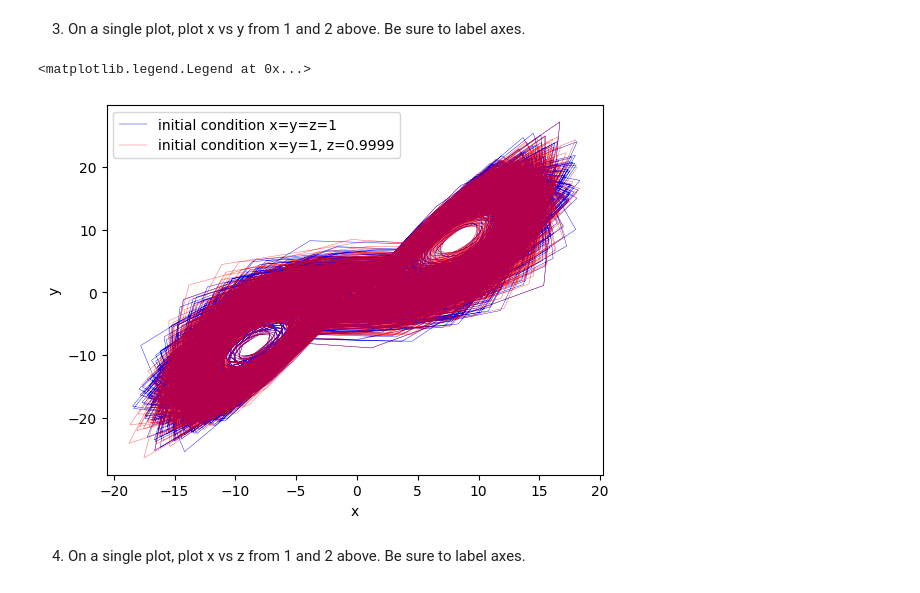
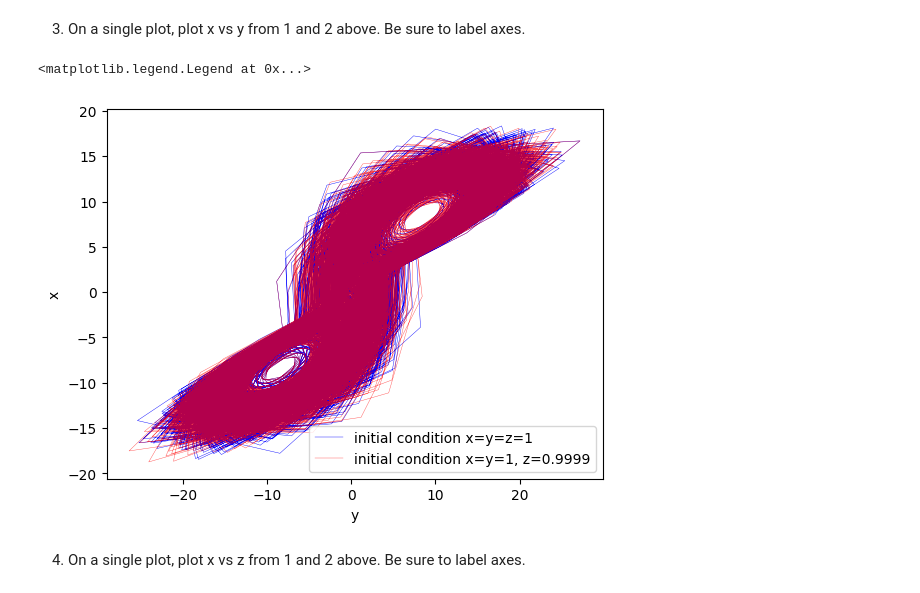
Before and after one commit to sht150/Che_Math, a Jupyter notebook: Homework 1.ipynb, the cells around one changed output. Cells and saved outputs as stored; diff of their text form; code cells hidden in the pictures.

```diff
--- a/Homework 1.ipynb
+++ b/Homework 1.ipynb
@@ -202,14 +208,14 @@ print(t, x_a, y_a, z_a)
 # %% [markdown]
 3. On a single plot, plot x vs y from 1 and 2 above. Be sure to label axes.
 # %%
-plt.plot(x,y, 'b', linewidth=0.3)
-plt.plot(x_a,y_a, 'r', linewidth=0.3, alpha=0.7)
-plt.xlabel("x")
-plt.ylabel("y")
+plt.plot(y,x, 'b', linewidth=0.3)
+plt.plot(y_a,x_a, 'r', linewidth=0.3, alpha=0.7)
+plt.xlabel("y")
+plt.ylabel("x")
 plt.legend(tuple(['initial condition x=y=z=1','initial condition x=y=1, z=0.9999']))
 # %% [output]
 <matplotlib.legend.Legend at 0x...>
-[figure, old version]
+[figure, new version]
 # %% [markdown]
 4. On a single plot, plot x vs z from 1 and 2 above. Be sure to label axes.
 # %%
```
Also changed, not shown: parts of 19 cells of this notebook.
